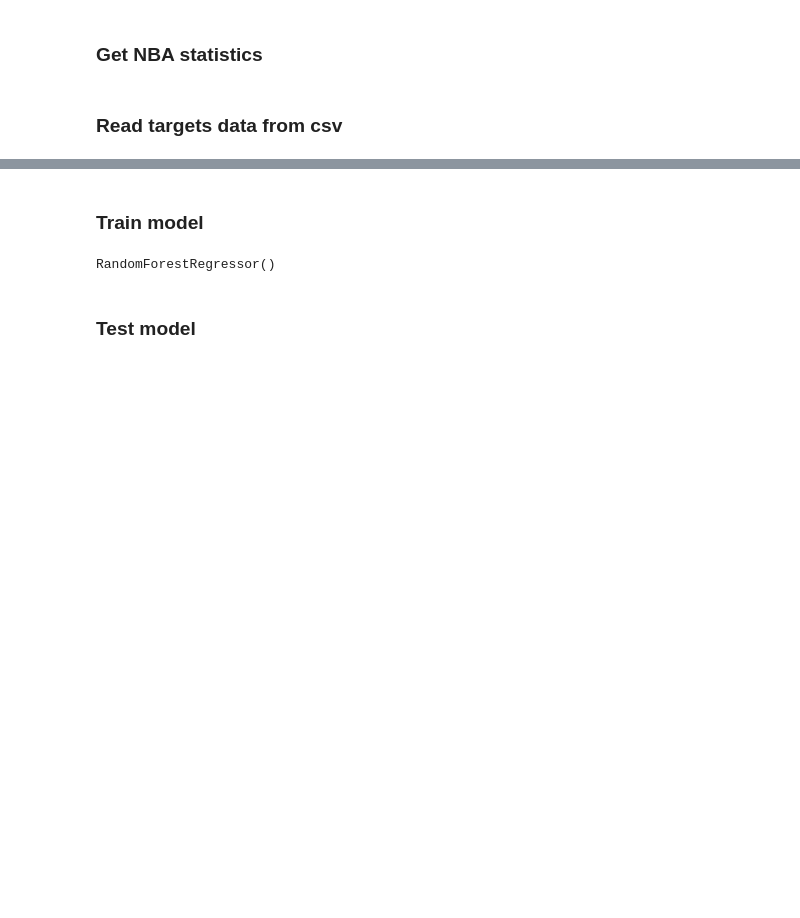
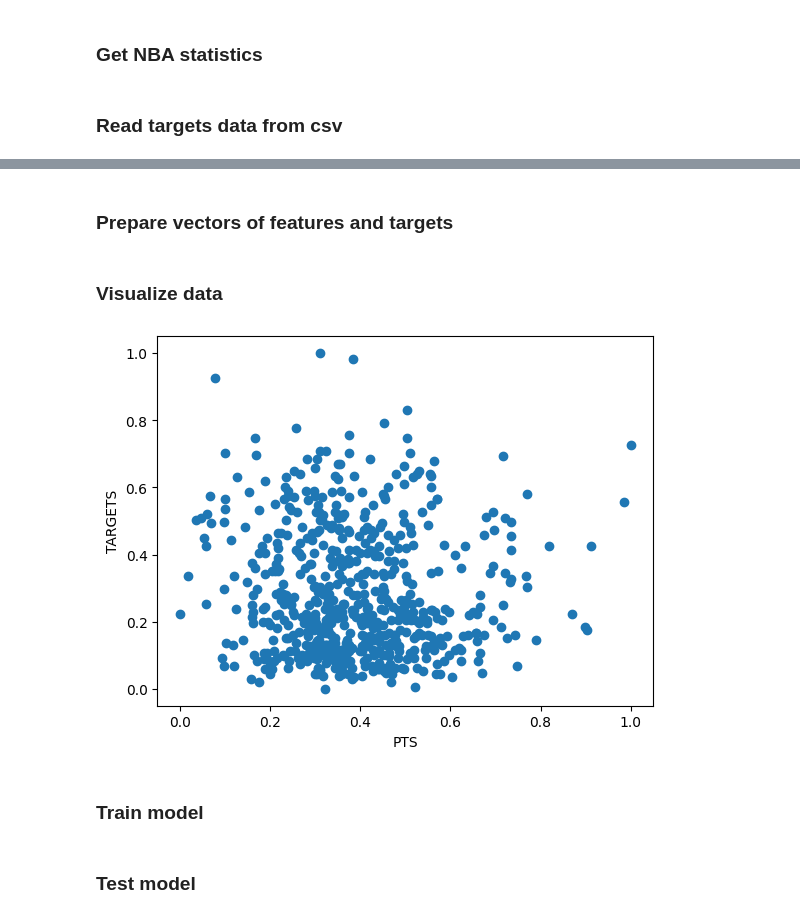
Before and after one commit to krzy3chu/WZUM-project, a Jupyter notebook: WZUM-project.ipynb, the cells around one changed output, grey strips where cells are left out. Saved outputs shown, nothing was run; the diff lists cells and outputs as text; code cells hidden in the pictures; blank space fills up the shorter version.

Commit message:
Split data into train and test by seasons, repair normalizing data and add visualization.

```diff
--- a/WZUM-project.ipynb
+++ b/WZUM-project.ipynb
@@ -11,7 +11,7 @@ leaders_df = []
 
 for year in range(last_year-1, first_year-1, -1):
     season = "{}-{:02}".format(year, (year+1) % 100)
-    leaders = leagueleaders.LeagueLeaders(per_mode48="PerGame", scope="S", season=season, season_type_all_star="Regular Season")
+    leaders = leagueleaders.LeagueLeaders(per_mode48="Per48", scope="S", season=season, season_type_all_star="Regular Season")
     leaders_season_df = leaders.get_data_frames()[0]
     leaders_season_df["SEASON"] = season
     leaders_df.append(leaders_season_df)
@@ -24,9 +24,9 @@ with open('target.csv') as csv_file:
     target_names_df = pd.read_csv(csv_file)
     target_names_df = target_names_df.iloc[:15, :(last_year-first_year)]
 
-for year in target_names_df:
-    target_names = target_names_df[year].tolist()
-    idxs = (leaders_df['SEASON'] == year) & (leaders_df['PLAYER'].isin(target_names))
+for season in target_names_df:
+    target_names = target_names_df[season].tolist()
+    idxs = (leaders_df['SEASON'] == season) & (leaders_df['PLAYER'].isin(target_names))
     leaders_df.loc[idxs, 'TARGET'] = 1
 
 leaders_df.fillna({'TARGET': 0}, inplace=True)
@@ -54,3 +35,38 @@ test_target = target[:900]
+# %%
+test_seasons = ['2022-23', '2017-18', '2012-13', '2007-08']
+train_df = leaders_df[~leaders_df['SEASON'].isin(test_seasons)].reset_index(drop=True)
+test_df = leaders_df[leaders_df['SEASON'].isin(test_seasons)].reset_index(drop=True)
+# %% [markdown]
+### Prepare vectors of features and targets
+# %%
+from sklearn.preprocessing import MinMaxScaler
+
+
+features = ['PTS', 'REB', 'FG3_PCT']
+
+train_data = train_df[features]
+test_data = test_df[features]
+
+scaler = MinMaxScaler()
+scaler.fit_transform(test_data)
+
+train_data_norm = scaler.transform(train_data)
+test_data_norm = scaler.transform(test_data)
+
+train_target = train_df['TARGET'].to_numpy()
+test_target = test_df['TARGET'].to_numpy()
+# %% [markdown]
+### Visualize data
+# %%
+import matplotlib.pyplot as plt
+
+
+plt.scatter(test_data_norm[:, 0], test_data_norm[:, 1])
+plt.xlabel('PTS')
+plt.ylabel('TARGETS')
+plt.show()
+# %% [output]
+[figure, added]
 # %% [markdown]
 ### Train model
 # %%
@@ -58,9 +74,7 @@ from sklearn.ensemble import RandomForestRegressor
 
 
 clf = RandomForestRegressor()
-clf.fit(train_data, train_target)
+_ = clf.fit(train_data_norm, train_target)
-# %% [output]
-RandomForestRegressor()
 # %% [markdown]
 ### Test model
 # %%
```
Also changed, not shown: parts of 3 cells of this notebook.
